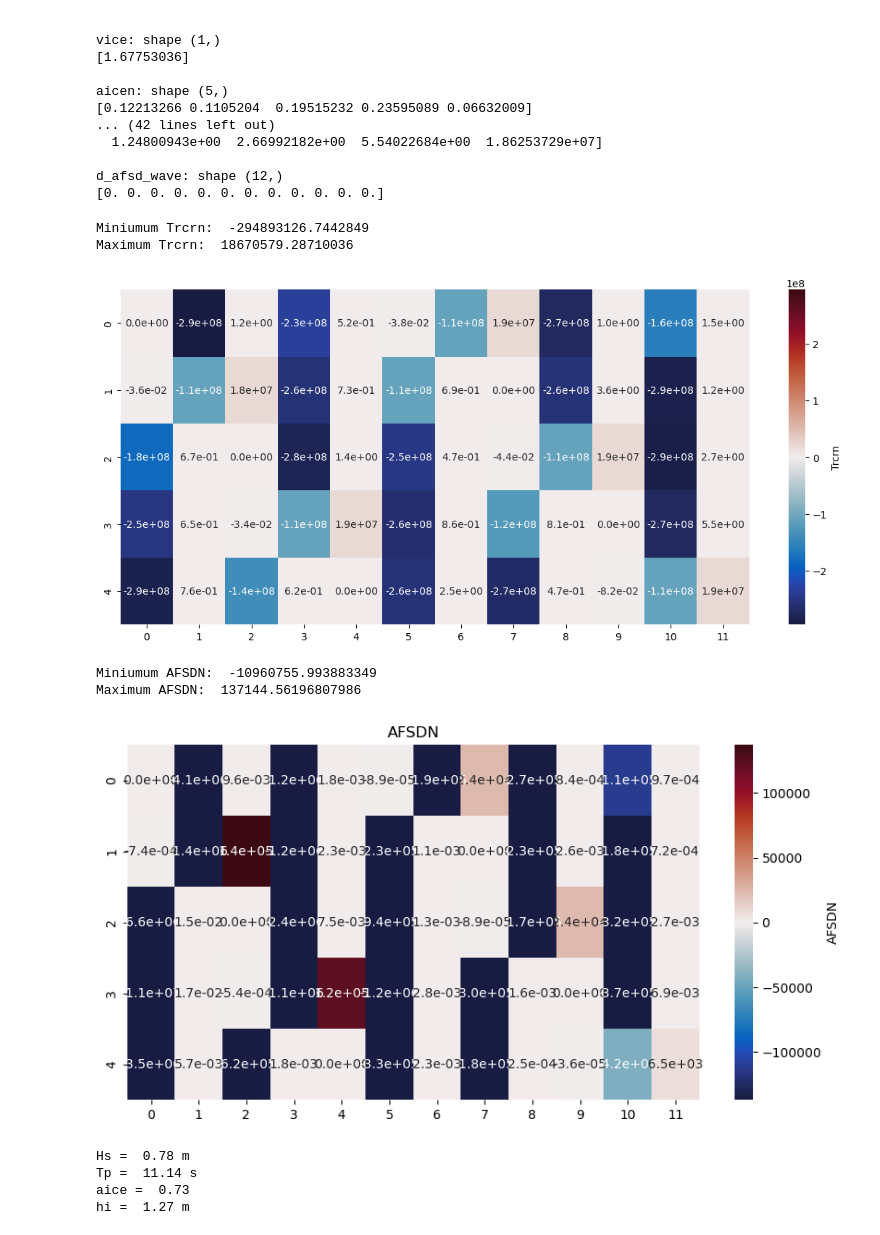
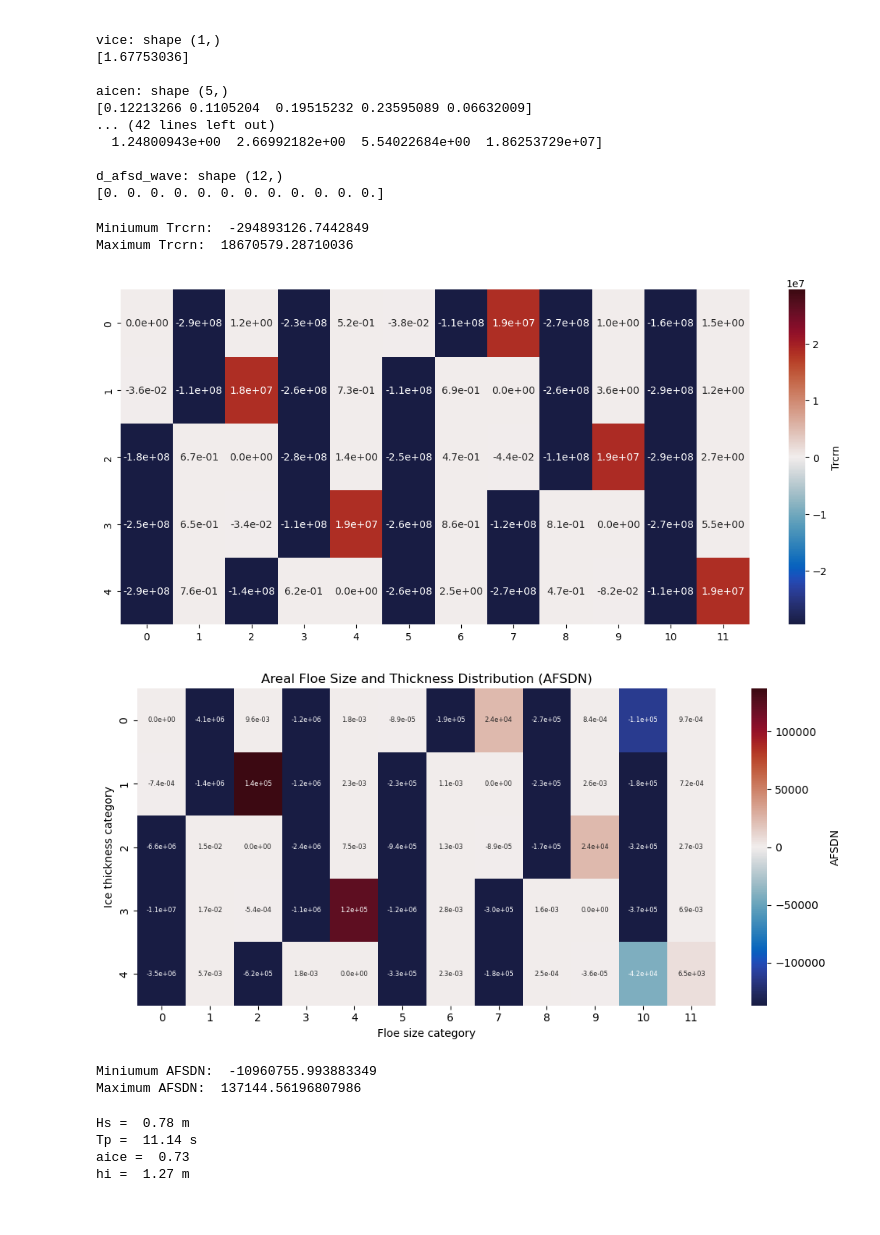
Before and after one commit to NoahDay/access-om3-analysis, a Jupyter notebook: Debug_Wave_Fracture.ipynb, the cells around one changed output. Saved outputs shown, nothing was run; the diff lists cells and outputs as text; code cells hidden in the pictures.

```diff
--- a/Debug_Wave_Fracture.ipynb
+++ b/Debug_Wave_Fracture.ipynb
@@ -50,7 +50,7 @@ sys.path.append("/Users/noahday/GitHub/access-om3-analysis/functions")
 
 from fstd import *
 
-ds = xr.open_dataset("/Users/noahday/GitHub/cice-dev/cice-dirs/runs/test/history/iceh.2005-01-01.nc")
+ds = xr.open_dataset("/Users/noahday/GitHub/cice-dev/cice-dirs/runs/test/history/iceh_inst.2005-01-01-03600.nc")
 floe_rad_c = ds['NFSD'].values
 floe_rad_binwidths, floe_rad_l, floe_rad_r = ciceBinWidths(floe_rad_c)
 # %% [markdown]
@@ -834,8 +834,8 @@ plt.show()
 # %%
 wave_spectrum = bretschneider_spectrum(wavefreq, 4, 10)
 
-ai_vals = np.linspace(0.1, 1.0, 10)   # ice concentration [0-1]
-hi_vals = np.linspace(0.1, 4.0, 10)   # ice thickness [m]
+ai_vals = np.linspace(0.1, 1.0, 5)   # ice concentration [0-1]
+hi_vals = np.linspace(0.1, 4.0, 5)   # ice thickness [m]
 
 results = {}
 
@@ -1045,14 +1278,19 @@ sns.heatmap(
 # answer = lines.find('struggling to converge')
 # %%
 from collections import deque
-# filename = '/Users/noahday/GitHub/cice-dev/cice-dirs/runs/test/cice.runlog.250716-140421'
+filename = '/Users/noahday/GitHub/cice-dev/cice-dirs/runs/test/cice.runlog.250716-140421' # This one has struggling warning
+# filename = '/Users/noahday/GitHub/cice-dev/cice-dirs/runs/test/cice.runlog.251015-135225'
+# filename = '/Users/noahday/GitHub/cice-dev/cice-dirs/runs/test/cice.runlog.251015-134219'
+# filename = '/Users/noahday/GitHub/cice-dev/cice-dirs/runs/test/cice.runlog.251015-134442'
 # filename = '/Users/noahday/GitHub/cice-dev/cice-dirs/runs/test/cice.runlog.250717-131011'
-filename = '/Users/noahday/GitHub/cice-dev/cice-dirs/runs/test/cice.runlog.250717-134048'
+# filename = '/Users/noahday/GitHub/cice-dev/cice-dirs/runs/test/cice.runlog.250718-145846'
 
 n_before = 10
 n_after = 2
 
 counter = 0
+match_line = None
+after_lines = []
 
 with open(filename, 'r') as inF:
     prev_lines = deque(maxlen=n_before)  # stores previous n lines
@@ -1061,6 +1299,7 @@ with open(filename, 'r') as inF:
     for line in inF:
         if after_counter > 0:
             print(line.strip())
+            after_lines.append(line.strip())
             after_counter -= 1
 
         if 'struggling' in line:
@@ -1068,10 +1307,11 @@ with open(filename, 'r') as inF:
             for prev in prev_lines:
                 print(prev.strip())
             print(line.strip())
+
+            match_line = line.strip() # Store the matched line
             after_counter = n_after
             counter += 1
             if counter >= 0:  # stop after 5 matches
                 print("\n--- Stopping after 5 matches ---")
                 break
-
         prev_lines.append(line)
@@ -1183,23 +1442,23 @@ d_afsd_wave_data = data_arrays['d_afsd_wave'].copy()
 # %%
 absmax = np.abs(trcrn).max()
 plt.figure(figsize=(14, 6))
 sns.heatmap(
     trcrn.transpose(),
     annot=True,
     fmt=".1e",
     cmap=cmo.balance,
     # center=0,
-    vmin=-absmax,
-    vmax=absmax,
+    vmin=-absmax*0.1,
+    vmax=absmax*0.1,
     cbar_kws={'label': 'Trcrn'}
 )
 
 print("Miniumum Trcrn: ", trcrn.min())
 print("Maximum Trcrn: ", trcrn.max())
 # %% [output]
 Miniumum Trcrn:  -294893126.7442849
 Maximum Trcrn:  18670579.28710036
-[figure, old version]
+[figure, new version]
 # %%
 def calculate_afsdn(trcrn, aicen):
     """
@@ -1231,16 +1490,21 @@ sns.heatmap(
     # center=0,
     vmin=-absmax,
     vmax=absmax,
-    cbar_kws={'label': 'AFSDN'}
+    cbar_kws={'label': 'AFSDN'},
+    annot_kws={'size': 6}
 )
-plt.title('AFSDN')
+plt.title('Areal Floe Size and Thickness Distribution (AFSDN)')
+plt.xlabel('Floe size category')
+plt.ylabel('Ice thickness category')
+plt.tight_layout()
+plt.show()
 
 print("Miniumum AFSDN: ", afsdn.min())
 print("Maximum AFSDN: ", afsdn.max())
 # %% [output]
+[figure, new version]
 Miniumum AFSDN:  -10960755.993883349
 Maximum AFSDN:  137144.56196807986
-[figure, old version]
 # %%
 # aicen_fit = aicen_fit * desired_aice
 
```
Also changed, not shown: parts of 18 cells of this notebook.
